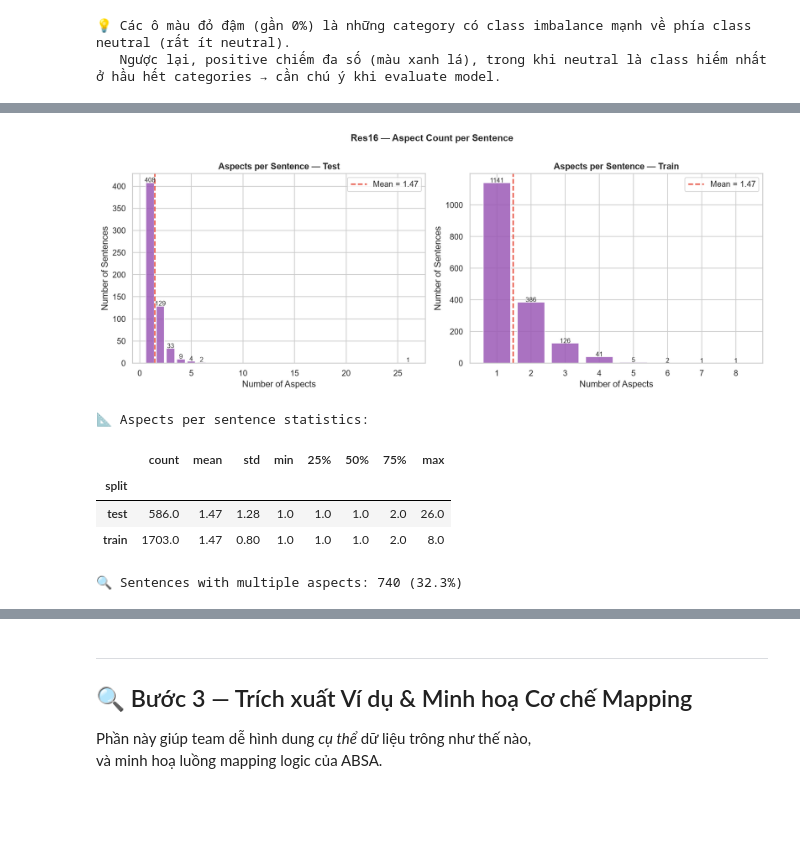
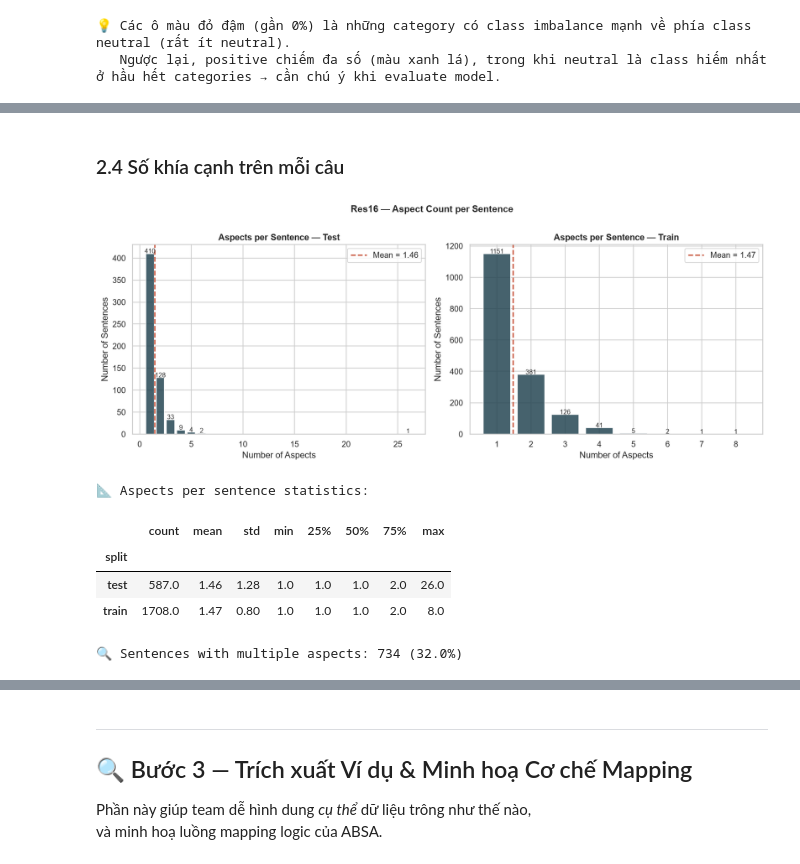
Before and after one commit to TranHoangDatSC/Data-Analysis-Laboratory, a Jupyter notebook: Natural-Language-Processing/Final-Project/notebooks/01_eda_res16.ipynb, the cells around one changed output, grey strips where cells are left out. Cells and saved outputs as stored; diff of their text form; code cells hidden in the pictures; blank space fills up the shorter version.

```diff
--- a/Natural-Language-Processing/Final-Project/notebooks/01_eda_res16.ipynb
+++ b/Natural-Language-Processing/Final-Project/notebooks/01_eda_res16.ipynb
@@ -11,5 +22,5 @@
 # %%
-# ── Cell 1: Import thư viện ──────────────────────────────────────────────────
+# ── Cell 1: Import thư viện ───────────────────────────────────────────────
 import re
 import random
 import warnings
@@ -28,7 +39,7 @@ from IPython.display import display
 # Style chung
 sns.set_theme(style='whitegrid', palette='muted')
 plt.rcParams.update({'figure.dpi': 130, 'font.size': 11})
-POLARITY_COLORS = {'positive': '#2ecc71', 'negative': '#e74c3c', 'neutral': '#f39c12'}
+POLARITY_COLORS = {'positive': '#2E86AB', 'negative': '#C8553D', 'neutral': '#8D99AE'}
 
 print('✅ Libraries loaded successfully.')
 # %% [output]
@@ -57,12 +59,13 @@ print(f'Test : {len(df_test_raw):,} opinions · {df_test_raw.rid.nunique()} revi
 Train: 2,507 opinions · 349 reviews · 1,708 câu có nhãn
 Test : 859 opinions · 90 reviews · 587 câu có nhãn
 # %%
-# ── Cell 3: Chuẩn hoá thành flat DataFrame ─────────────────────────────────
+# ── Cell 3: Chuẩn hoá thành flat DataFrame ────────────────────────────────
 def to_flat(raw, split_label):
     out = raw.rename(columns={'sentence': 'text'}).copy()
     out['split'] = split_label
     out['text_len'] = out['text'].str.len()
-    return out[['split', 'rid', 'sid', 'text', 'category', 'polarity', 'target', 'text_len']]
+    out['sent_key'] = split_label + '|' + out['rid'].astype(str) + '|' + out['sid'].astype(str)   # định danh câu = (split, review, câu)
+    return out[['split', 'rid', 'sid', 'sent_key', 'text', 'category', 'polarity', 'target', 'text_len']]
 
 df_train = to_flat(df_train_raw, 'train')
 df_test  = to_flat(df_test_raw,  'test')
@@ -72,6 +75,7 @@ print(f'\n📦 Kết quả sau khi flatten & combine:')
 print(f'   Train opinions : {len(df_train):,}')
 print(f'   Test  opinions : {len(df_test):,}')
 print(f'   TOTAL opinions : {len(df):,}')
+print(f'   TOTAL câu có nhãn (theo sent_key) : {df["sent_key"].nunique():,}')
 # %% [output]
 📦 Kết quả sau khi flatten & combine:
    Train opinions : 2,507
@@ -224 +235,25 @@ print(f'⚠️  Class imbalance ratio (positive:negative:neutral) = '
 ⚠️  Class imbalance ratio (positive:negative:neutral) = 2268:953:145
+# %%
+# ── Cell 9: Phân bố polarity: Train so với Test ───────────────────────────
+tab = pd.crosstab(df['split'], df['polarity'])[['positive', 'negative', 'neutral']]
+tab_pct = (tab.div(tab.sum(axis=1), axis=0) * 100).round(1)
+display(pd.concat({'số opinion': tab, '% trong split': tab_pct}, axis=1))
+
+fig, ax = plt.subplots(figsize=(9, 5.5))
+x = np.arange(3); w = 0.38
+for j, (split, col) in enumerate((('train', '#264653'), ('test', '#E9C46A'))):
+    vals = tab.loc[split].values; tot = vals.sum()
+    bars = ax.bar(x + (j - 0.5) * w, vals, w, color=col, edgecolor='white', label=f'{split.capitalize()} (n={tot:,})')
+    for b, v in zip(bars, vals):
+        ax.text(b.get_x() + b.get_width() / 2, v + 20, f'{v:,}\n({v / tot * 100:.1f}%)', ha='center', va='bottom', fontsize=9)
+ax.set_xticks(x); ax.set_xticklabels(['positive', 'negative', 'neutral'])
+ax.set_ylabel('Number of Opinions'); ax.set_ylim(0, tab.values.max() * 1.18)
+ax.set_title('Res16 — Polarity Distribution: Train vs Test', fontweight='bold', pad=12)
+ax.legend()
+plt.tight_layout()
+plt.show()
+
+n_neu_te = tab.loc['test', 'neutral']
+print(f"→ Test có {tab_pct.loc['test', 'negative']:.1f}% negative (train: {tab_pct.loc['train', 'negative']:.1f}%) và "
+      f"{tab_pct.loc['test', 'positive']:.1f}% positive (train: {tab_pct.loc['train', 'positive']:.1f}%). "
+      f"Test chỉ có {n_neu_te} mẫu neutral, nên F1 lớp neutral rất nhiễu (1 mẫu ≈ {100 / n_neu_te:.1f}% recall).")
@@ -341,39 +452,41 @@ display(df_unique_texts.groupby('split')['text_len'].describe().round(1))
+# %% [markdown]
+### 2.4 Số khía cạnh trên mỗi câu
 # %%
-# ── Cell 12: Số lượng Aspect trung bình per Sentence ─────────────────────────
-aspects_per_sent = df.groupby(['split', 'text']).size().reset_index(name='n_aspects')
+# ── Cell 17: Số aspect trên mỗi câu ───────────────────────────────────────
+aspects_per_sent = df.groupby(['split', 'sent_key']).size().reset_index(name='n_aspects')
 
 fig, axes = plt.subplots(1, 2, figsize=(13, 5))
 
 for ax, (split, grp) in zip(axes, aspects_per_sent.groupby('split')):
     vc = grp['n_aspects'].value_counts().sort_index()
     ax.bar(vc.index, vc.values,
-           color='#9b59b6', edgecolor='white', alpha=0.85)
+           color='#264653', edgecolor='white', alpha=0.85)
     ax.set_title(f'Aspects per Sentence — {split.capitalize()}', fontweight='bold')
     ax.set_xlabel('Number of Aspects'); ax.set_ylabel('Number of Sentences')
     avg = grp['n_aspects'].mean()
-    ax.axvline(avg, color='#e74c3c', linestyle='--',
+    ax.axvline(avg, color='#C8553D', linestyle='--',
                linewidth=1.8, label=f'Mean = {avg:.2f}')
     ax.legend()
     for x, y in zip(vc.index, vc.values):
         ax.text(x, y + 1, str(y), ha='center', fontsize=9)
 
 plt.suptitle('Res16 — Aspect Count per Sentence', fontsize=13, fontweight='bold', y=1.01)
 plt.tight_layout()
 plt.show()
 
 # Summary stats
 asp_stats = aspects_per_sent.groupby('split')['n_aspects'].describe().round(2)
 print('📐 Aspects per sentence statistics:')
 display(asp_stats)
 
 multi = aspects_per_sent[aspects_per_sent['n_aspects'] > 1]
 print(f'\n🔍 Sentences with multiple aspects: {len(multi):,} '
       f'({len(multi)/len(aspects_per_sent)*100:.1f}%)')
 # %% [output]
-[figure, old version]
+[figure, new version]
 📐 Aspects per sentence statistics:
 |  | count | mean | std | min | 25% | 50% | 75% | max |
 | split |  |  |  |  |  |  |  |  |
-| test | 586.0 | 1.47 | 1.28 | 1.0 | 1.0 | 1.0 | 2.0 | 26.0 |
-| train | 1703.0 | 1.47 | 0.80 | 1.0 | 1.0 | 1.0 | 2.0 | 8.0 |
+| test | 587.0 | 1.46 | 1.28 | 1.0 | 1.0 | 1.0 | 2.0 | 26.0 |
+| train | 1708.0 | 1.47 | 0.80 | 1.0 | 1.0 | 1.0 | 2.0 | 8.0 |
-🔍 Sentences with multiple aspects: 740 (32.3%)
+🔍 Sentences with multiple aspects: 734 (32.0%)
```
Also changed, not shown: parts of 42 cells of this notebook.
